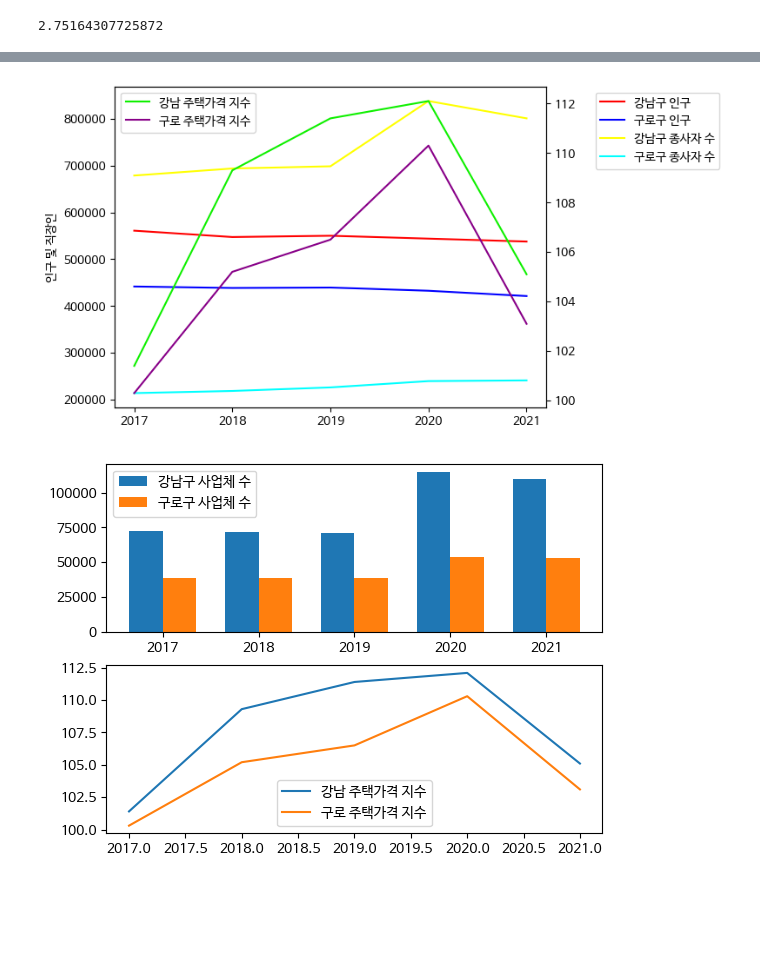
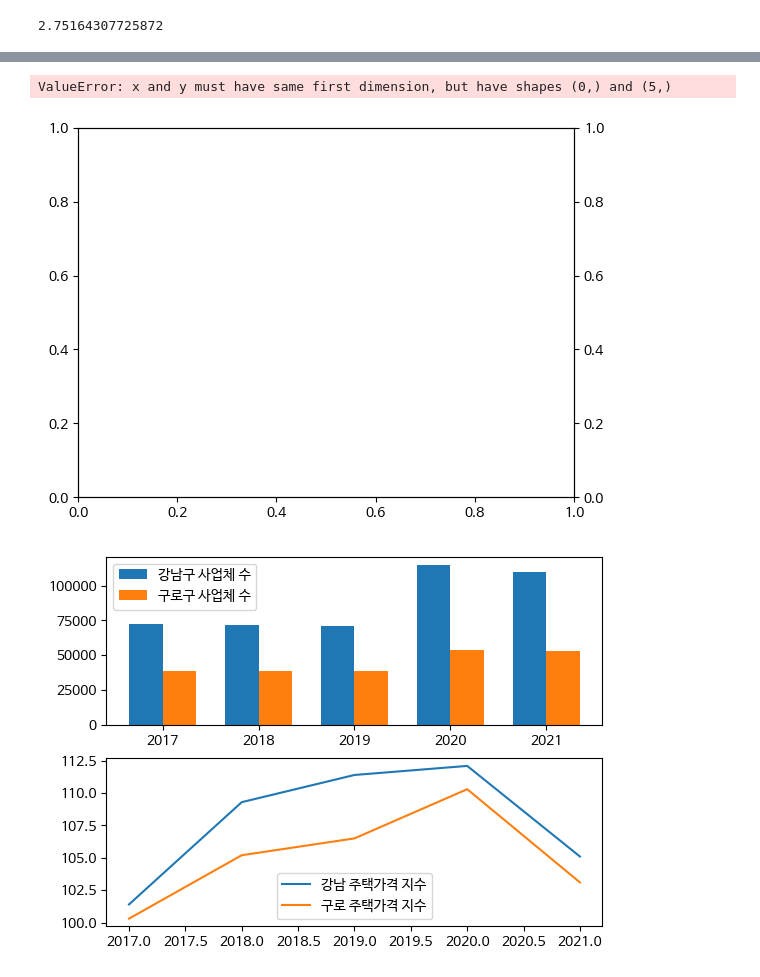
Before and after one commit to cav2280/dcx-1, a Jupyter notebook: main.ipynb, the cells around one changed output, grey strips where cells are left out. Saved outputs shown, nothing was run; the diff lists cells and outputs as text; code cells hidden in the pictures; blank space fills up the shorter version.

```diff
--- a/main.ipynb
+++ b/main.ipynb
@@ -157,8 +225,4 @@ def metro(year,locate):
 # %%
-import matplotlib.pyplot as plt
-from matplotlib import font_manager, rc
-plt.rc('font', family='NanumBarunGothic')
-
 yeardata = []
 gangnampop = []
 guro_pop = []
@@ -170,39 +234,46 @@ gangnam_house=[]
 guro_house=[]
 
 for year in range(2017, 2022):
-    yeardata.append(year)
     gangnampop.append(int(population(year, '강남구')))
     guro_pop.append(int(population(year, '구로구')))
+    pop_gap.append((int(population(year, '강남구')))-(int(population(year, '구로구'))))
+
     gangnam_business.append(int(business(year,'강남구','소계','사업체수')))
     guro_business.append(int(business(year,'구로구','소계','사업체수')))
+    business_gap.append((int(business(year,'강남구','소계','사업체수')))-(int(business(year,'구로구','소계','사업체수'))))
+
     gangnam_jobs.append(int(business(year,'강남구','소계','종사자수')))
     guro_jobs.append(int(business(year,'구로구','소계','종사자수')))
+    jobs_gap.append((int(business(year,'강남구','소계','종사자수')))-(int(business(year,'구로구','소계','종사자수'))))
+
     gangnam_house.append(float(house_price(year,'강남구')))
     guro_house.append(float(house_price(year,'구로구')))
+    house_gap.append((float(house_price(year,'강남구')))-(float(house_price(year,'구로구'))))
 
 fig, ax1 = plt.subplots()
 ax2 = ax1.twinx()
 
 ax1.plot(yeardata, gangnampop, label='강남구 인구', color='#FF0000')
 ax1.plot(yeardata, guro_pop, label='구로구 인구', color='#0000FF')
 
 ax1.plot(yeardata, gangnam_jobs, label='강남구 종사자 수', color='#FFFF00')
 ax1.plot(yeardata, guro_jobs, label='구로구 종사자 수', color='#00FFFF')
 
 ax2.plot(yeardata, gangnam_house, label='강남 주택가격 지수',color='#0FF000')
 ax2.plot(yeardata, guro_house, label='구로 주택가격 지수',color='#880088')
 
 ax2.legend(loc='best')
 
 ax1.set_ylabel('인구 및 직장인')
 # ax2.set_ylabel('직장 수')
 
 ax1.legend(loc='upper left', bbox_to_anchor=(1.1, 1))
 
 plt.xticks(range(min(yeardata), max(yeardata)+1, 1))
 plt.show()
 # %% [output]
+ValueError: x and y must have same first dimension, but have shapes (0,) and (5,)
-[figure, old version]
+[figure, new version]
 # %%
 fig, (ax1, ax2) = plt.subplots(2, 1, sharex=False)
 
```
Also changed, not shown: parts of 8 cells of this notebook, 2 other files.
